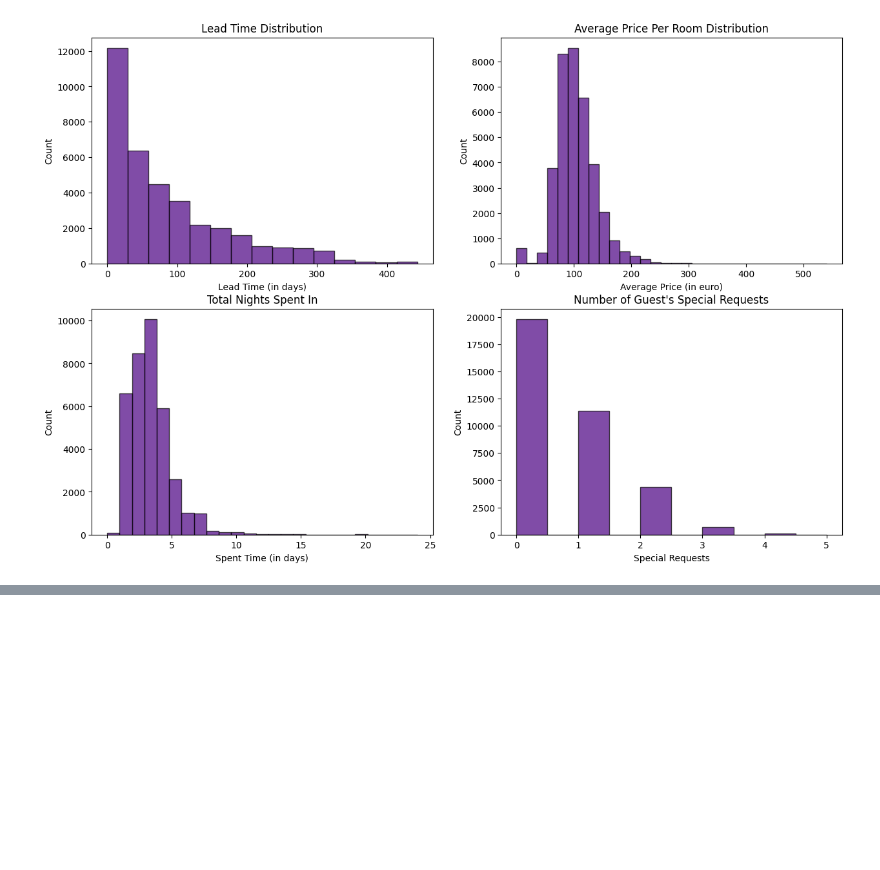
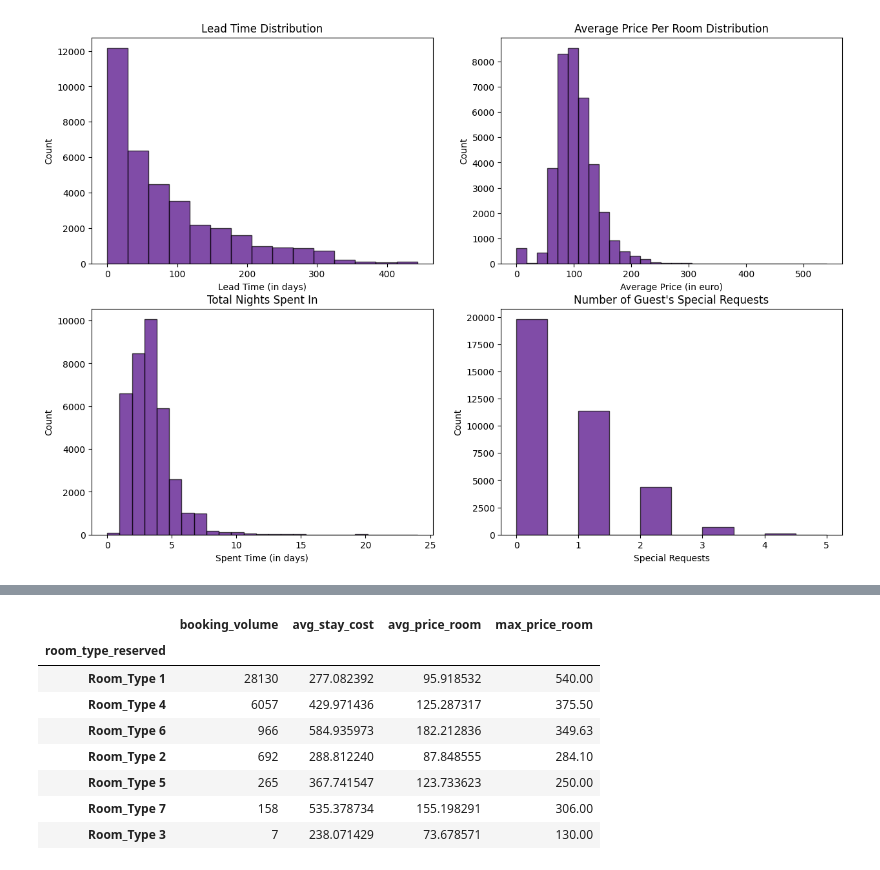
Before and after one commit to s0perdel/data_analysis, a Jupyter notebook: reservations.ipynb, the cells around one changed output, grey strips where cells are left out. Cells and saved outputs as stored; diff of their text form; code cells hidden in the pictures; blank space fills up the shorter version.

```diff
--- a/reservations.ipynb
+++ b/reservations.ipynb
@@ -277,0 +431,21 @@ Analyzing bookings by day of week of arrival to find weekly patterns.
+# %%
+# room type
+room_type = bookings.groupby('room_type_reserved').agg(
+    booking_volume=('Booking_ID', 'count'),
+    avg_stay_cost=('total_stay_cost', 'mean'),
+    avg_price_room=('avg_price_per_room', 'mean'),
+#   min_price_room=('avg_price_per_room', 'min'), --- this shows us zero
+#   min_price_room=('avg_price_per_room', lambda f: f[f > 0].min() if (f > 0).any() else None), --- this is not informative as well, to many close to zero values
+    max_price_room=('avg_price_per_room', 'max')
+)
+room_type.sort_values('booking_volume', ascending=False)
+# %% [output]
+|  | booking_volume | avg_stay_cost | avg_price_room | max_price_room |
+| room_type_reserved |  |  |  |  |
+| Room_Type 1 | 28130 | 277.082392 | 95.918532 | 540.00 |
+| Room_Type 4 | 6057 | 429.971436 | 125.287317 | 375.50 |
+| Room_Type 6 | 966 | 584.935973 | 182.212836 | 349.63 |
+| Room_Type 2 | 692 | 288.812240 | 87.848555 | 284.10 |
+| Room_Type 5 | 265 | 367.741547 | 123.733623 | 250.00 |
+| Room_Type 7 | 158 | 535.378734 | 155.198291 | 306.00 |
+| Room_Type 3 | 7 | 238.071429 | 73.678571 | 130.00 |
```
Also changed, not shown: parts of 13 cells of this notebook.
